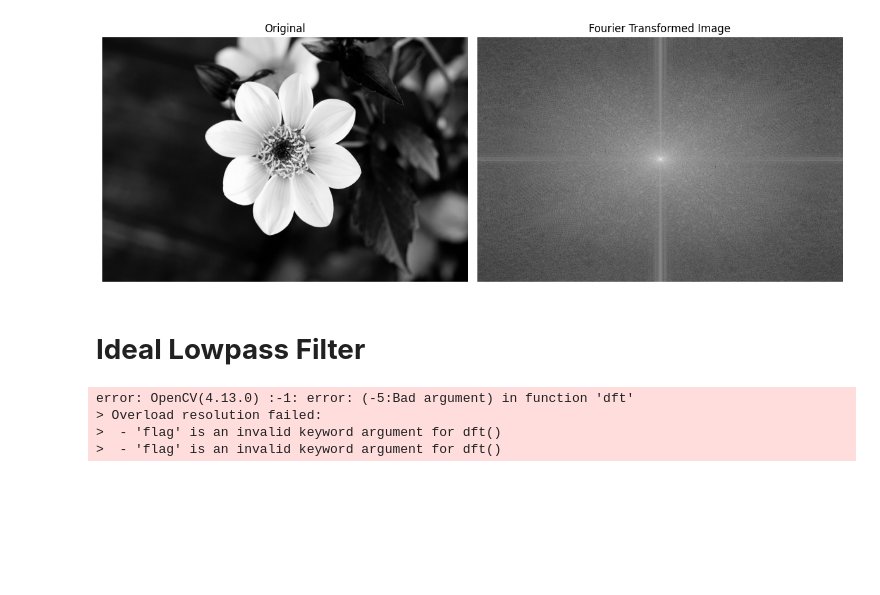
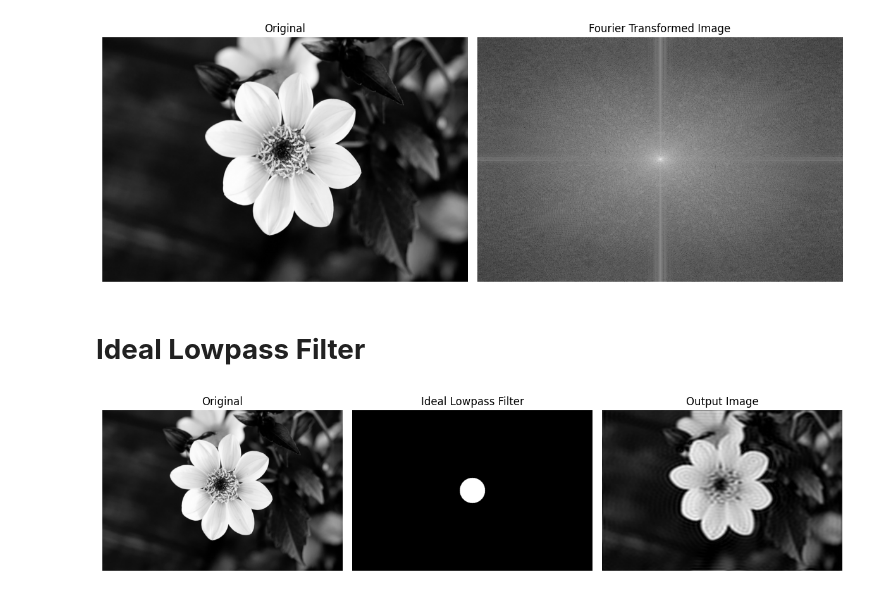
Before and after one commit to avashkharel7/IPPR, a Jupyter notebook: lab5-frequencydomainanalysis.ipynb, the cells around one changed output. Saved outputs shown, nothing was run; the diff lists cells and outputs as text; code cells hidden in the pictures; blank space fills up the shorter version.

```diff
--- a/lab5-frequencydomainanalysis.ipynb
+++ b/lab5-frequencydomainanalysis.ipynb
@@ -51,17 +51,36 @@ def ideal_lowpass(shape, cutoff):
     return H
 # %%
 dft = cv2.dft(np.float32(img), flags = cv2.DFT_COMPLEX_OUTPUT)
-dft_shift = np.fft.fftshift(f)
+dft_shift = np.fft.fftshift(dft)
 
 cutoff = 50
 
 H = ideal_lowpass(img.shape,cutoff)
 
-H3ch = H[:,:,np.newch]
+H3ch = H[:,:,np.newaxis]
 
 filtered = dft_shift * H3ch
+
+f_ishift = np.fft.ifftshift(filtered)
+imgb = cv2.idft(f_ishift)
+imgb = cv2.magnitude(imgb[:,:,0],imgb[:,:,1])
+imgb = cv2.normalize(imgb, None , 0 , 255 , cv2.NORM_MINMAX)
+imgb = np.uint8(imgb)
-# %% [output]
-error: OpenCV(4.13.0) :-1: error: (-5:Bad argument) in function 'dft'
-> Overload resolution failed:
->  - 'flag' is an invalid keyword argument for dft()
->  - 'flag' is an invalid keyword argument for dft()
+# %%
+plt.figure(figsize=(12, 5))
+plt.subplot(1, 3, 1)
+plt.imshow(img, cmap='gray')
+plt.title('Original')
+plt.axis('off')
+plt.subplot(1, 3, 2)
+plt.imshow(H, cmap='gray')
+plt.title('Ideal Lowpass Filter')
+plt.axis('off')
+plt.subplot(1, 3, 3)
+plt.imshow(imgb, cmap='gray')
+plt.title('Output Image')
+plt.axis('off')
+plt.tight_layout()
+plt.show()
+# %% [output]
+[figure, added]
```
